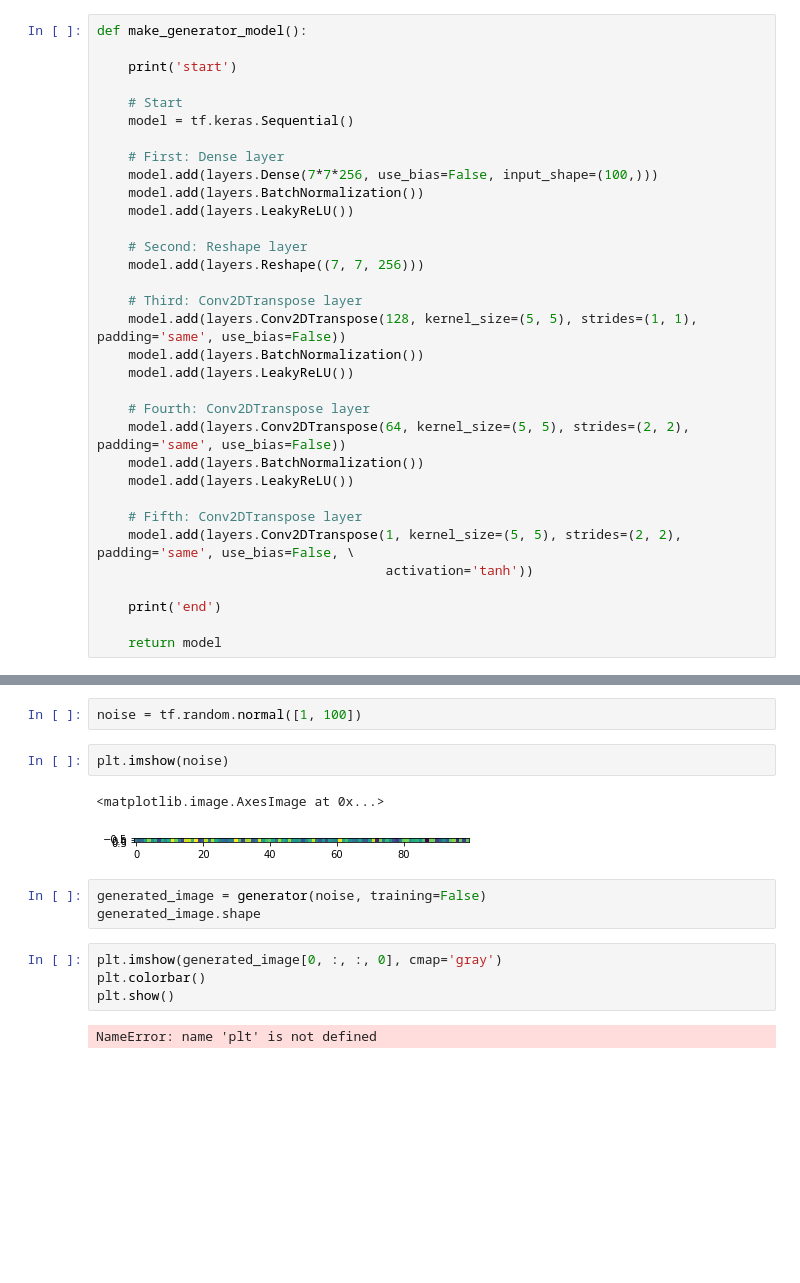
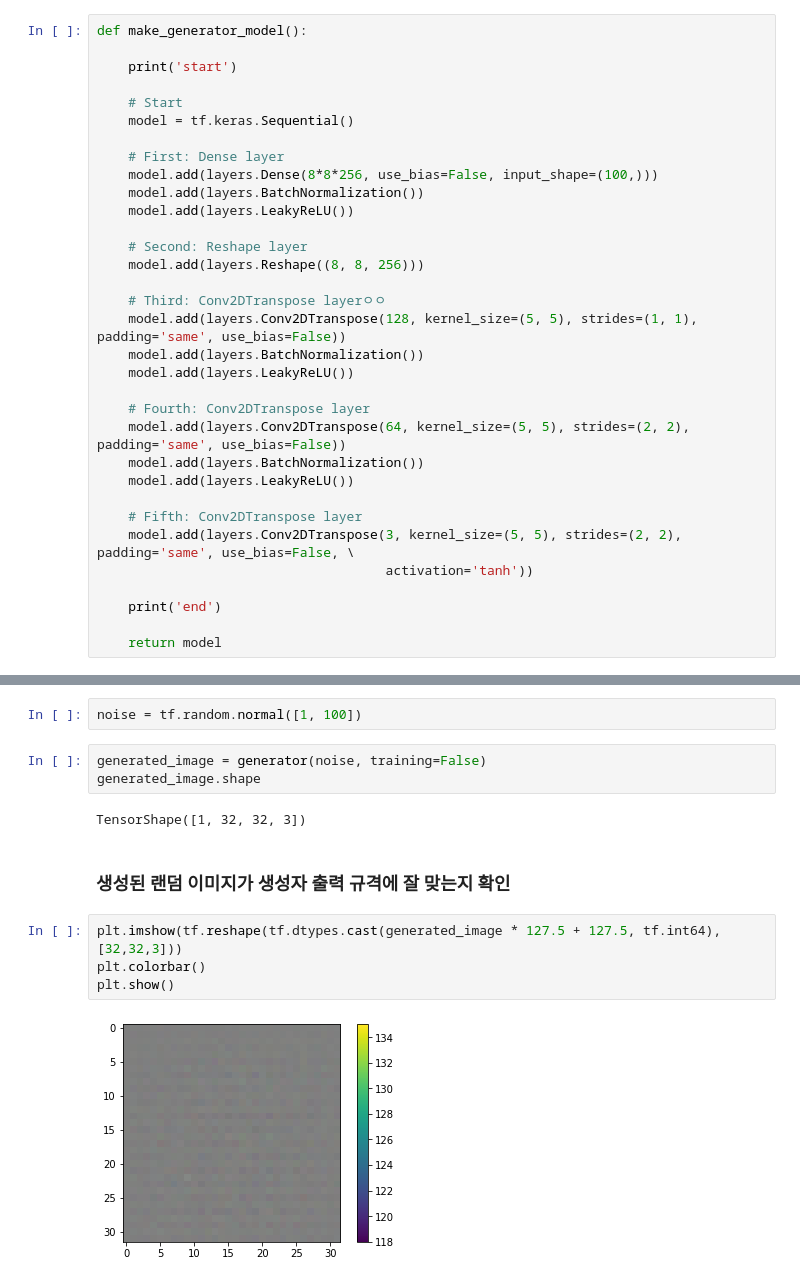
Before and after one commit to cozytk/aiffel, a Jupyter notebook: explorations/13_/[E13].ipynb, the cells around one changed output, grey strips where cells are left out. Drawn from its saved outputs; the diff is of its cells as text; blank space fills up the shorter version.

Commit message:
feat: modeling, epochs = 1000

```diff
--- a/explorations/13_/[E13].ipynb
+++ b/explorations/13_/[E13].ipynb
@@ -26,14 +83,14 @@ def make_generator_model():
     model = tf.keras.Sequential()
 
     # First: Dense layer
-    model.add(layers.Dense(7*7*256, use_bias=False, input_shape=(100,)))
+    model.add(layers.Dense(8*8*256, use_bias=False, input_shape=(100,)))
     model.add(layers.BatchNormalization())
     model.add(layers.LeakyReLU())
 
     # Second: Reshape layer
-    model.add(layers.Reshape((7, 7, 256)))
+    model.add(layers.Reshape((8, 8, 256)))
 
-    # Third: Conv2DTranspose layer
+    # Third: Conv2DTranspose layerㅇㅇ
     model.add(layers.Conv2DTranspose(128, kernel_size=(5, 5), strides=(1, 1), padding='same', use_bias=False))
     model.add(layers.BatchNormalization())
     model.add(layers.LeakyReLU())
@@ -44,7 +101,7 @@ def make_generator_model():
     model.add(layers.LeakyReLU())
 
     # Fifth: Conv2DTranspose layer
-    model.add(layers.Conv2DTranspose(1, kernel_size=(5, 5), strides=(2, 2), padding='same', use_bias=False, \
+    model.add(layers.Conv2DTranspose(3, kernel_size=(5, 5), strides=(2, 2), padding='same', use_bias=False, \
                                      activation='tanh'))
 
     print('end')
@@ -75,19 +135,18 @@ _________________________________________________________________
 # %%
 noise = tf.random.normal([1, 100])
-# %%
-plt.imshow(noise)
-# %% [output]
-<matplotlib.image.AxesImage at 0x...>
-[figure, removed]
 # %%
 generated_image = generator(noise, training=False)
 generated_image.shape
+# %% [output]
+TensorShape([1, 32, 32, 3])
-# %%
-plt.imshow(generated_image[0, :, :, 0], cmap='gray')
-plt.colorbar()
-plt.show()
-# %% [output]
-NameError: name 'plt' is not defined
+# %% [markdown]
+### 생성된 랜덤 이미지가 생성자 출력 규격에 잘 맞는지 확인
+# %%
+plt.imshow(tf.reshape(tf.dtypes.cast(generated_image * 127.5 + 127.5, tf.int64), [32,32,3]))
+plt.colorbar()
+plt.show()
+# %% [output]
+[figure, added]
 # %%
 def make_discriminator_model():
 
```
Also changed, not shown: parts of 41 cells of this notebook.
